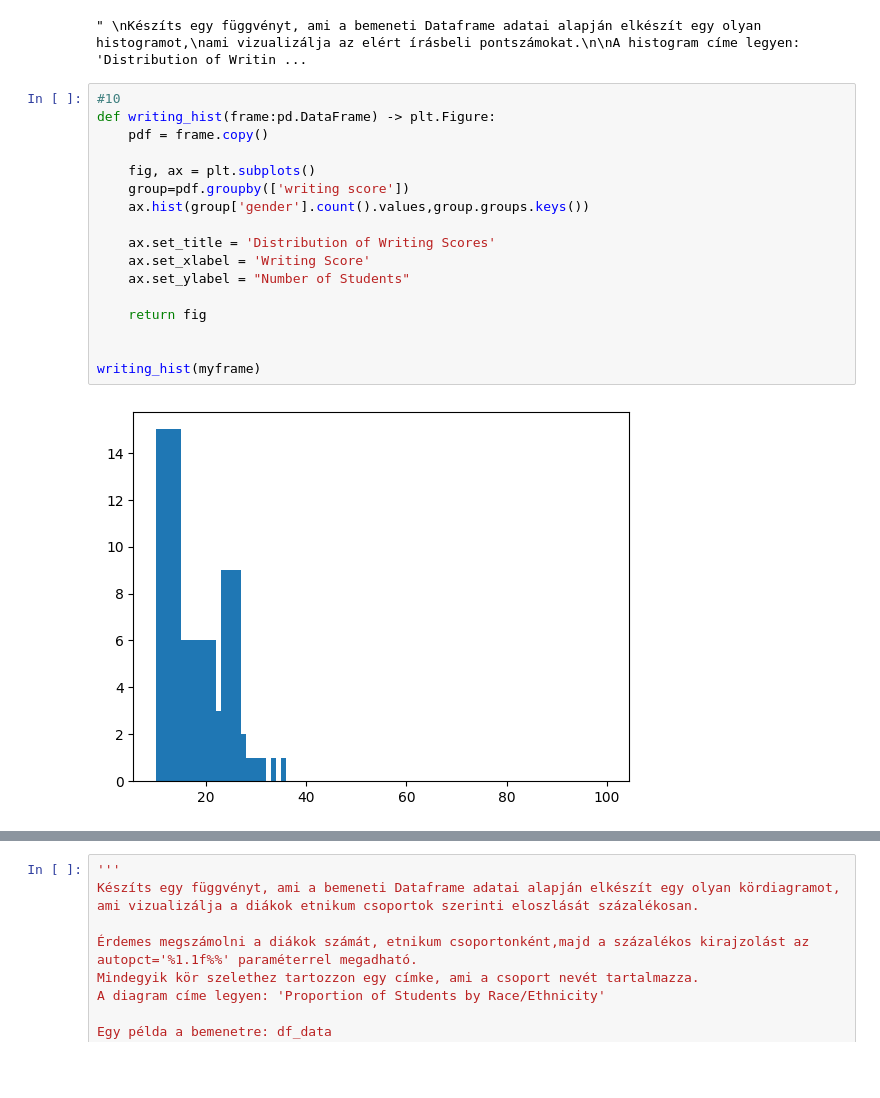
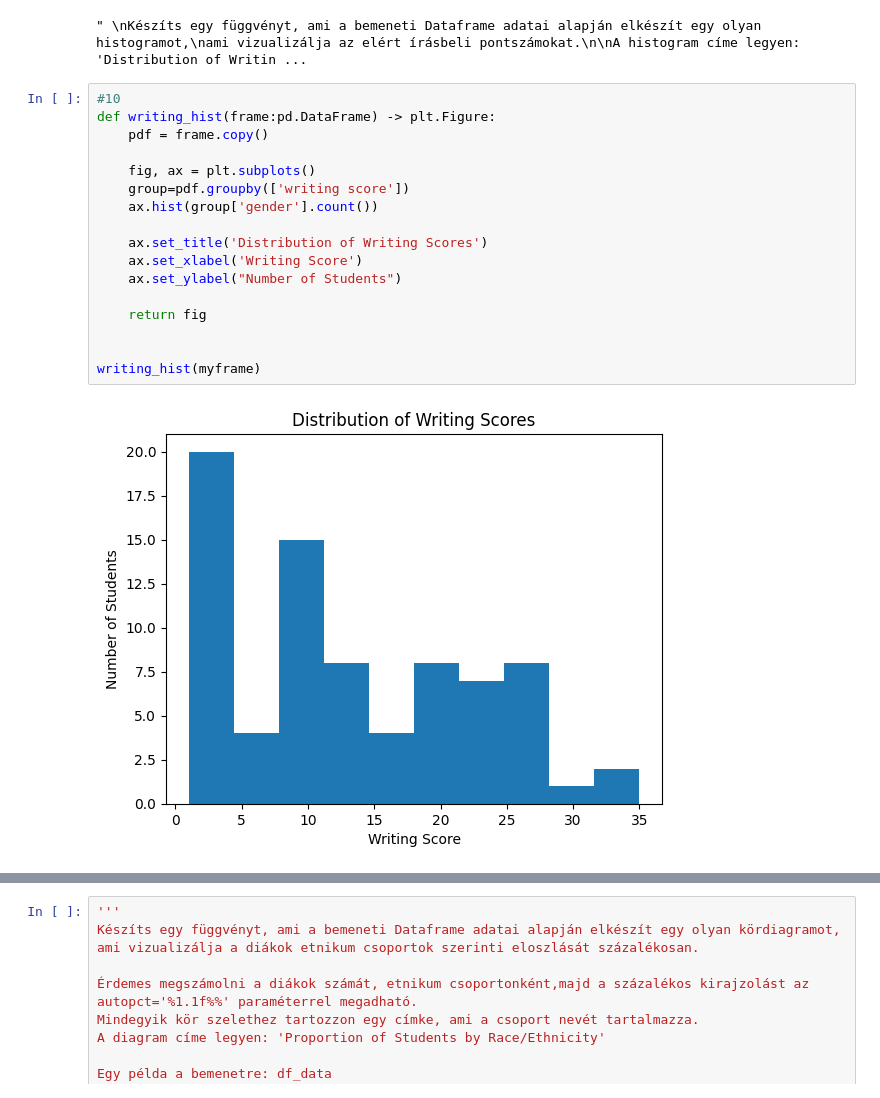
Before and after one commit to DezsiCsaba/BDIGNE_BEVADAT2022232, a Jupyter notebook: HAZI/HAZI04/HAZI04.ipynb, the cells around one changed output, grey strips where cells are left out. Drawn from its saved outputs; the diff is of its cells as text; blank space fills up the shorter version.

```diff
--- a/HAZI/HAZI04/HAZI04.ipynb
+++ b/HAZI/HAZI04/HAZI04.ipynb
@@ -235,19 +288,19 @@ függvény neve: writing_hist
 # %%
 #10
 def writing_hist(frame:pd.DataFrame) -> plt.Figure:
     pdf = frame.copy()
 
     fig, ax = plt.subplots()
     group=pdf.groupby(['writing score'])
-    ax.hist(group['gender'].count().values,group.groups.keys())
+    ax.hist(group['gender'].count())
 
-    ax.set_title = 'Distribution of Writing Scores'
-    ax.set_xlabel = 'Writing Score'
-    ax.set_ylabel = "Number of Students"
+    ax.set_title('Distribution of Writing Scores')
+    ax.set_xlabel('Writing Score')
+    ax.set_ylabel("Number of Students")
 
     return fig
 
 
 writing_hist(myframe)
 # %% [output]
-[figure, old version]
+[figure, new version]
```
Also changed, not shown: parts of 12 cells of this notebook, 1 other file.
